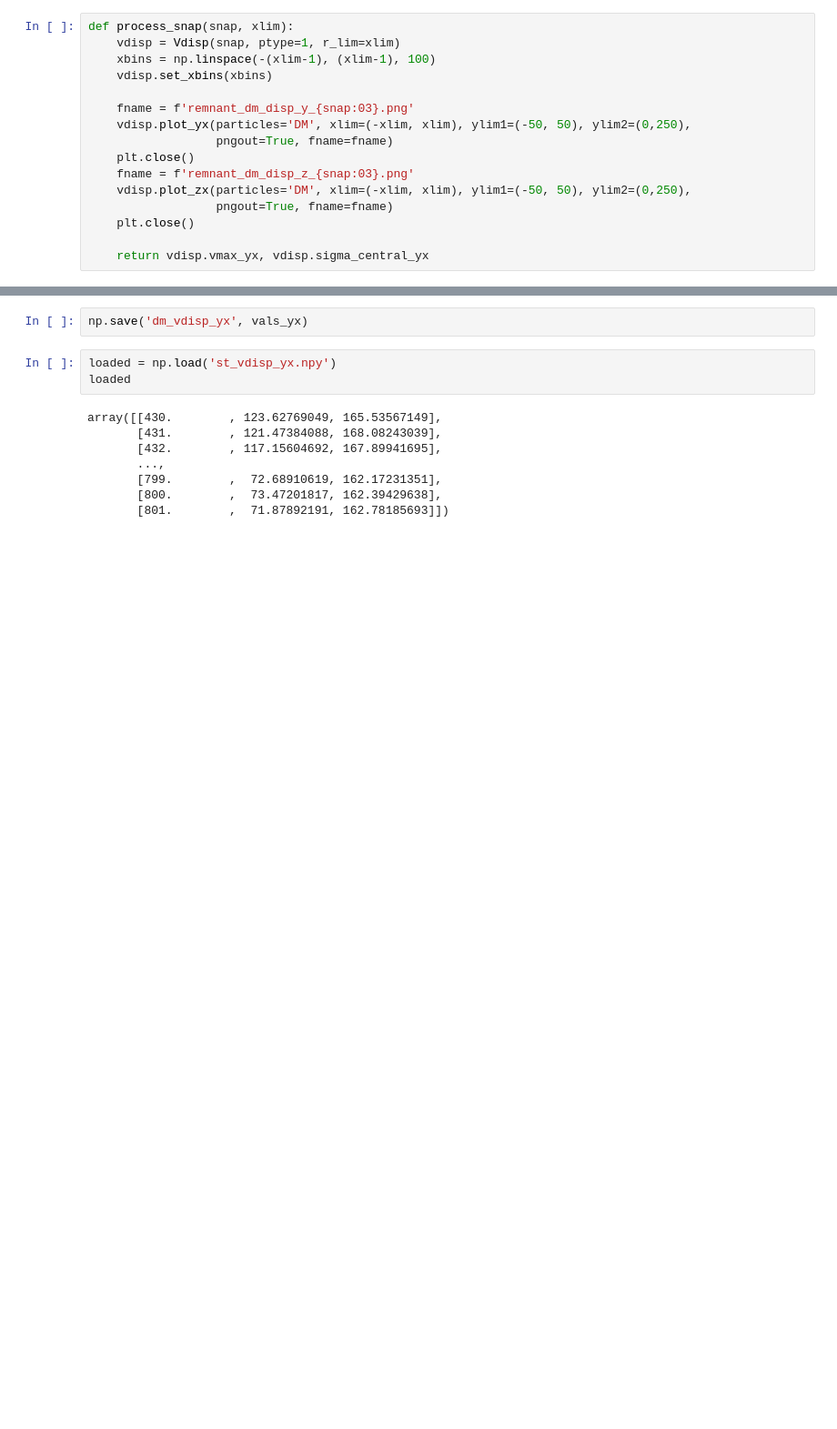
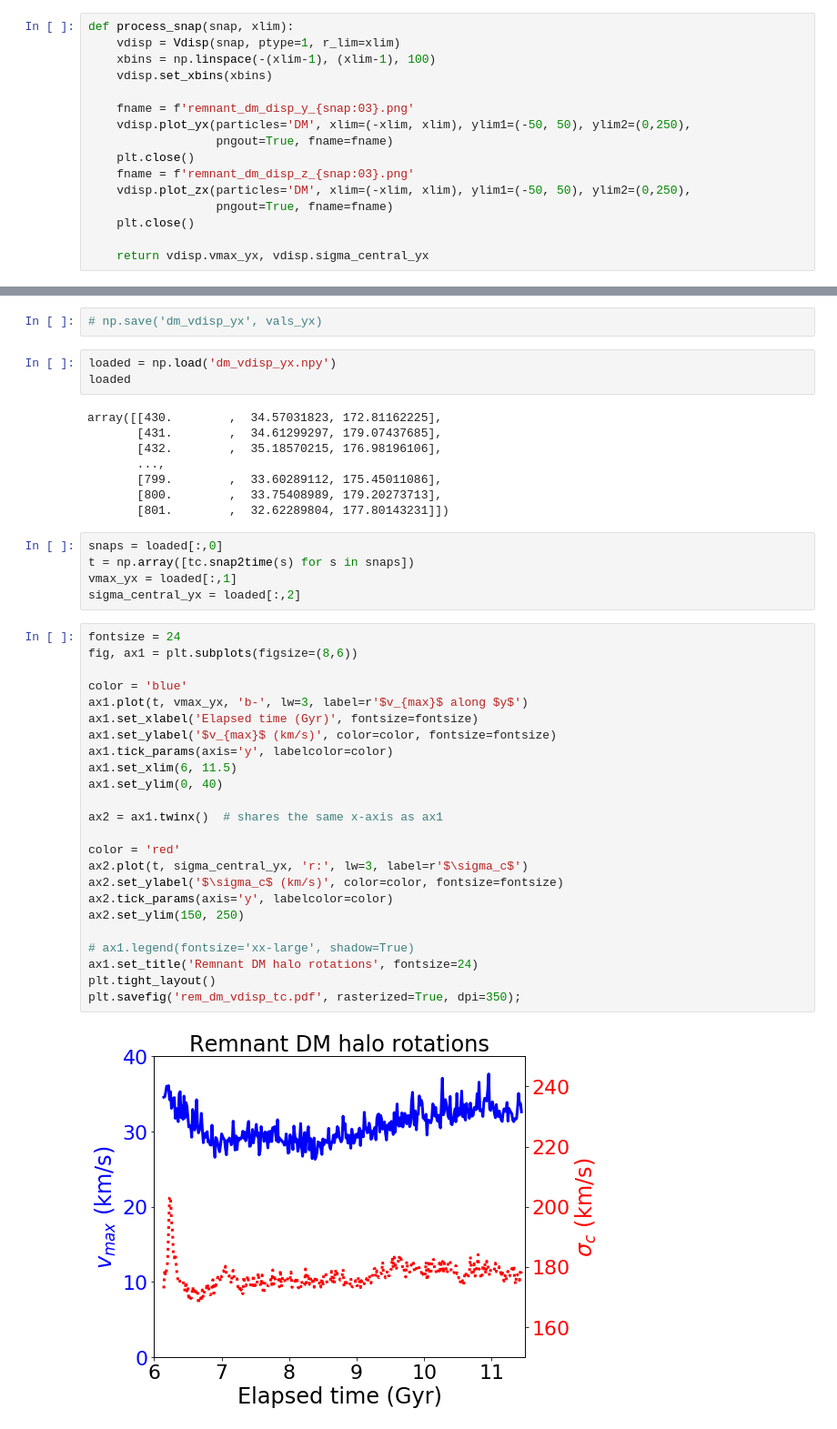
Before and after one commit to colinleach/400B_Leach, a Jupyter notebook: Project/notebooks/Remnant_rotations_DM.ipynb, the cells around one changed output, grey strips where cells are left out. Shown at 91% size. Cells and saved outputs as stored; diff of their text form; blank space fills up the shorter version.

Commit message:
added remnant v_max, sigma timecourse to report

```diff
--- a/Project/notebooks/Remnant_rotations_DM.ipynb
+++ b/Project/notebooks/Remnant_rotations_DM.ipynb
@@ -345,13 +328,44 @@ vals_yx
 # %%
-np.save('dm_vdisp_yx', vals_yx)
+# np.save('dm_vdisp_yx', vals_yx)
 # %%
-loaded = np.load('st_vdisp_yx.npy')
+loaded = np.load('dm_vdisp_yx.npy')
 loaded
 # %% [output]
-array([[430.        , 123.62769049, 165.53567149],
-       [431.        , 121.47384088, 168.08243039],
-       [432.        , 117.15604692, 167.89941695],
+array([[430.        ,  34.57031823, 172.81162225],
+       [431.        ,  34.61299297, 179.07437685],
+       [432.        ,  35.18570215, 176.98196106],
        ...,
-       [799.        ,  72.68910619, 162.17231351],
-       [800.        ,  73.47201817, 162.39429638],
-       [801.        ,  71.87892191, 162.78185693]])
+       [799.        ,  33.60289112, 175.45011086],
+       [800.        ,  33.75408989, 179.20273713],
+       [801.        ,  32.62289804, 177.80143231]])
+# %%
+snaps = loaded[:,0]
+t = np.array([tc.snap2time(s) for s in snaps])
+vmax_yx = loaded[:,1]
+sigma_central_yx = loaded[:,2]
+# %%
+fontsize = 24
+fig, ax1 = plt.subplots(figsize=(8,6))
+
+color = 'blue'
+ax1.plot(t, vmax_yx, 'b-', lw=3, label=r'$v_{max}$ along $y$')
+ax1.set_xlabel('Elapsed time (Gyr)', fontsize=fontsize)
+ax1.set_ylabel('$v_{max}$ (km/s)', color=color, fontsize=fontsize)
+ax1.tick_params(axis='y', labelcolor=color)
+ax1.set_xlim(6, 11.5)
+ax1.set_ylim(0, 40)
+
+ax2 = ax1.twinx()  # shares the same x-axis as ax1
+
+color = 'red'
+ax2.plot(t, sigma_central_yx, 'r:', lw=3, label=r'$\sigma_c$')
+ax2.set_ylabel('$\sigma_c$ (km/s)', color=color, fontsize=fontsize)
+ax2.tick_params(axis='y', labelcolor=color)
+ax2.set_ylim(150, 250)
+
+# ax1.legend(fontsize='xx-large', shadow=True)
+ax1.set_title('Remnant DM halo rotations', fontsize=24)
+plt.tight_layout()
+plt.savefig('rem_dm_vdisp_tc.pdf', rasterized=True, dpi=350);
+# %% [output]
+[figure, added]
```
Also changed, not shown: parts of 3 cells of this notebook, 18 other files.
